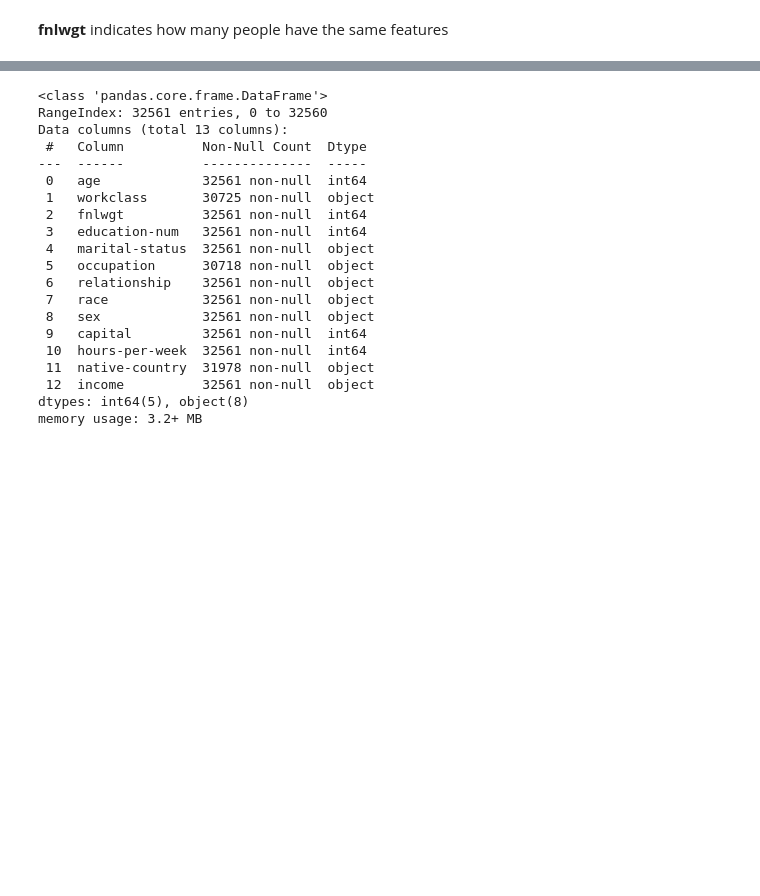
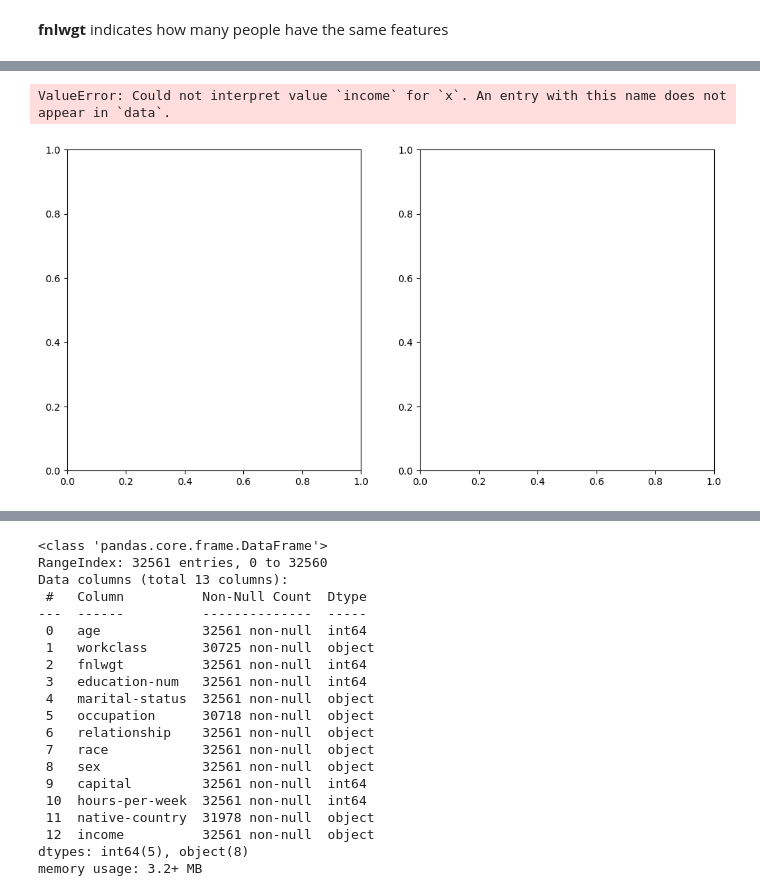
Before and after one commit to Staszek15/Data-Mining-Project, a Jupyter notebook: adults_cleaning.ipynb, the cells around one changed output, grey strips where cells are left out. Cells and saved outputs as stored; diff of their text form; code cells hidden in the pictures; blank space fills up the shorter version.

```diff
--- a/adults_cleaning.ipynb
+++ b/adults_cleaning.ipynb
@@ -72,0 +99,46 @@ df.head(5)
+# %%
+def null_count(row):
+    return row.isnull().sum()
+
+def nulls_table(data, threshold):
+
+    temp_df = data.copy()
+    temp_df['how-many-miss-vals'] = temp_df.apply(null_count, axis=1)
+    temp_df_reduced = temp_df[temp_df['how-many-miss-vals'] <= threshold]
+    nulls = temp_df_reduced['how-many-miss-vals'].value_counts()
+
+    """no9 = temp_df_reduced[temp_df_reduced['capital'] != 99999]"""
+    ### data distribution plotting ###
+    fig, axes = plt.subplots(1, 2, figsize=(12,6))
+
+    ax1 = sns.countplot(data=temp_df, x="income", stat="percent", ax=axes[0])
+    ax1.set_ylabel("Percentage")
+    ax1.set_xlabel("Income")
+    ax1.set_title("Income percentage distribution")
+
+
+    for p in ax1.patches:
+        ax1.annotate(f'{p.get_height():.1f}%', (p.get_x() + p.get_width() / 2., p.get_height()),
+                    ha='center', va='center', fontsize=10, color='black', xytext=(0, 5),
+                    textcoords='offset points')
+
+
+    ax2 = sns.countplot(data=temp_df_reduced, x="income", stat="percent", ax=axes[1])
+    ax2.set_ylabel("Percentage")
+    ax2.set_xlabel("Income")
+    ax2.set_title("Income percentage distribution after removing some rows")
+
+
+    for p in ax2.patches:
+        ax2.annotate(f'{p.get_height():.1f}%', (p.get_x() + p.get_width() / 2., p.get_height()),
+                    ha='center', va='center', fontsize=10, color='black', xytext=(0, 5),
+                    textcoords='offset points')
+
+    ### ### ###
+
+    return temp_df_reduced
+
+df_less_nulls = nulls_table(df,1)
+# %% [output]
+ValueError: Could not interpret value `income` for `x`. An entry with this name does not appear in `data`.
+[figure, added]
```
Also changed, not shown: parts of 12 cells of this notebook, 1 other file.
